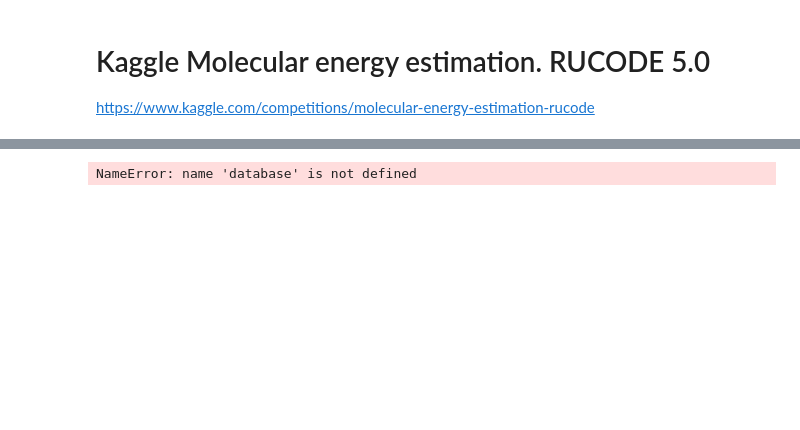
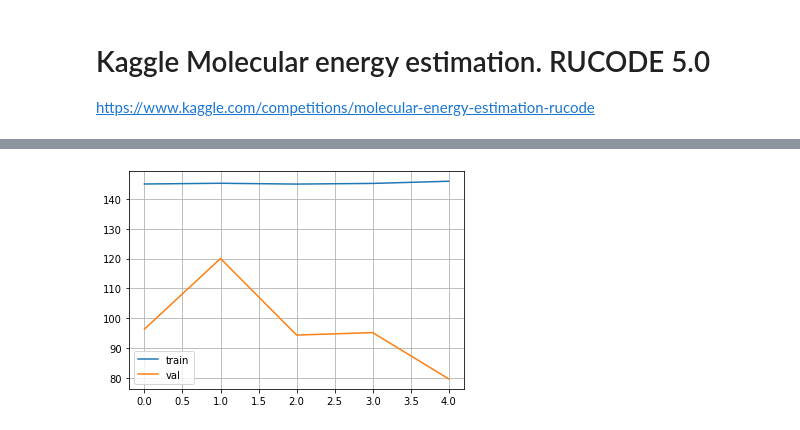
Before and after one commit to Sankek/MolecularEnergyEstimation, a Jupyter notebook: main.ipynb, the cells around one changed output, grey strips where cells are left out. Cells and saved outputs as stored; diff of their text form; code cells hidden in the pictures; blank space fills up the shorter version.

```diff
--- a/main.ipynb
+++ b/main.ipynb
@@ -522,16 +274,13 @@ class SimpleGCNet(nn.Module):
         x = self.lin(x)
         return x
 # %%
-device = torch.device('cuda' if torch.cuda.is_available() else 'cpu')
 
 model = SimpleGCNet(in_channels=train_dataset.num_node_features,
                     hidden_channels=64,
                     out_channels=1).to(device)
 
 
-model = GCN(train_dataset.num_node_features, 1)
+# model = GCN(train_dataset.num_node_features, 1).to(device)
 
-optimizer = torch.optim.Adam(model.parameters(), lr=0.005, weight_decay=5e-4)
+optimizer = torch.optim.Adam(model.parameters(), lr=0.001)
 criterion = torch.nn.L1Loss()
-# %%
-data = next(iter(train_loader))
@@ -549,11 +294,11 @@ def train():
         out = model(data)
         loss = criterion(out, data.y.reshape(-1, 1))
         loss.backward()
-        epoch_loss += loss
+        epoch_loss += loss.item()
         optimizer.step()
         optimizer.zero_grad()
 
-    return epoch_loss
+    return epoch_loss / len(train_loader)
 
 def validate(loader):
     model.eval()
@@ -563,17 +308,16 @@ def validate(loader):
         for data in tqdm(loader):
             data.to(device)
             out = model(data)
-            loss += criterion(out, data.y.reshape(-1, 1))
+            loss += criterion(out, data.y.reshape(-1, 1)).item()
         return loss / len(loader)
 # %%
 train_losses = []
 val_losses = []
-epochs = 400
+epochs = 5
 for epoch in range(1, epochs+1):
     train_loss = train()
     val_loss = validate(val_loader)
-    if epoch % 10 == 0:
-        train_losses.append(train_loss)
-        val_losses.append(val_loss)
-        print(f'Epoch: {epoch}, Train Loss: {train_loss:.4f}, Validation Loss: {validation_loss:.4f}')
+    train_losses.append(train_loss)
+    val_losses.append(val_loss)
+    print(f'*Epoch {epoch}* Train Loss: {train_loss:.4f}, Validation Loss: {val_loss:.4f}')
 # %% [output]
@@ -581,4 +329,9 @@ KeyboardInterrupt:
-# %%
-database
-# %% [output]
-NameError: name 'database' is not defined
+# %%
+fig, ax = plt.subplots()
+ax.plot(train_losses, label='train')
+ax.plot(val_losses, label='val')
+ax.legend()
+ax.grid()
+plt.show()
+# %% [output]
+[figure, added]
```
Also changed, not shown: parts of 43 cells of this notebook.
